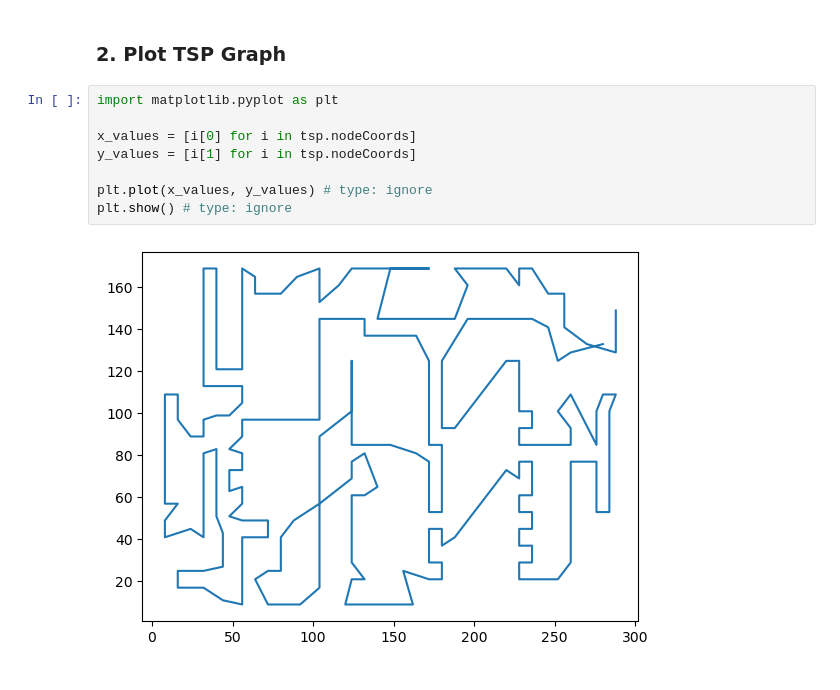
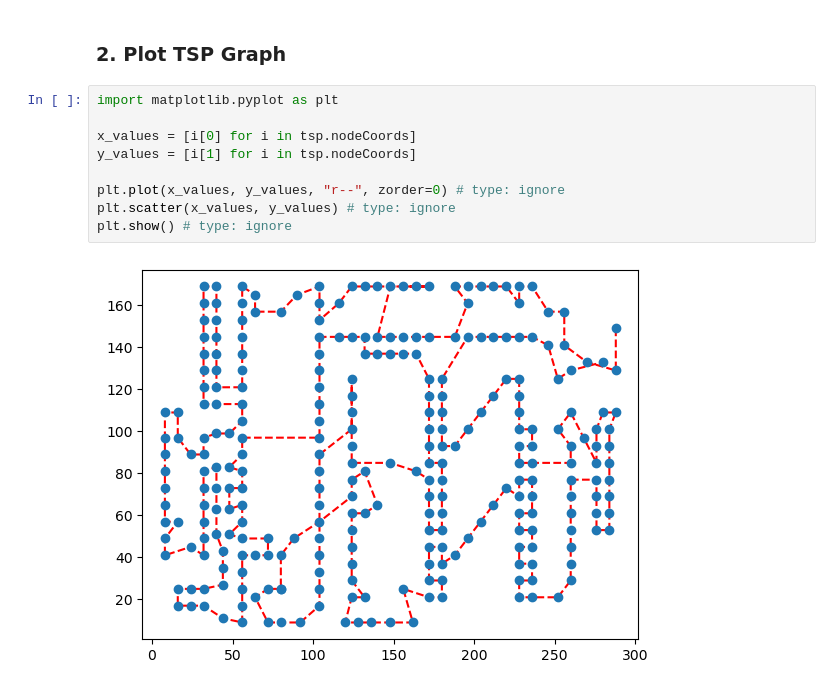
Before and after one commit to the-nightling/SIS6116_A1, a Jupyter notebook: notebook1.ipynb, the cells around one changed output. Saved outputs shown, nothing was run; the diff lists cells and outputs as text.

Commit message:
Format TSP plot

```diff
--- a/notebook1.ipynb
+++ b/notebook1.ipynb
@@ -18,10 +18,11 @@ a280was loaded
 # %%
 import matplotlib.pyplot as plt
 
 x_values = [i[0] for i in tsp.nodeCoords]
 y_values = [i[1] for i in tsp.nodeCoords]
 
-plt.plot(x_values, y_values) # type: ignore
+plt.plot(x_values, y_values, "r--", zorder=0) # type: ignore
+plt.scatter(x_values, y_values) # type: ignore
 plt.show() # type: ignore
 # %% [output]
-[figure, old version]
+[figure, new version]
```
